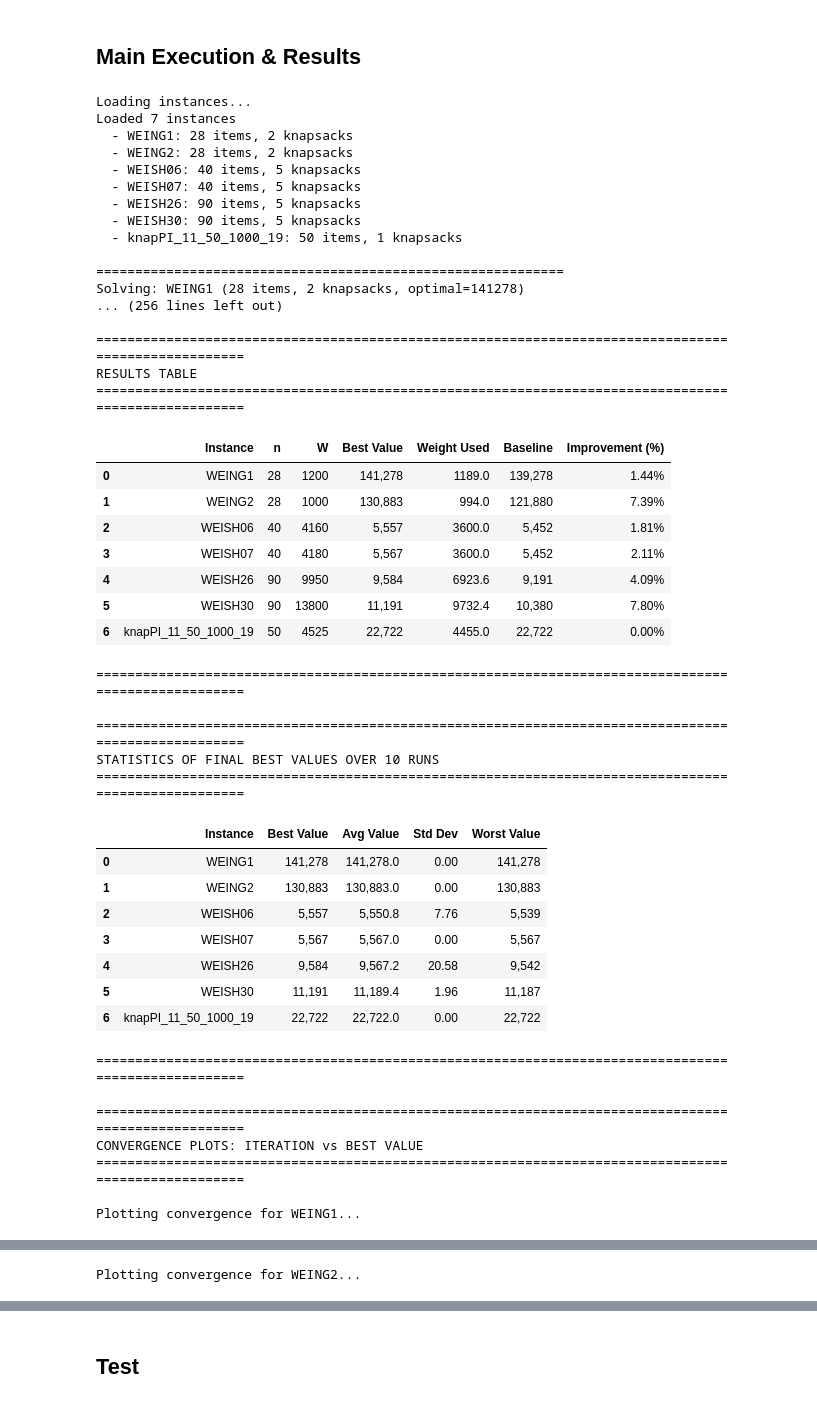
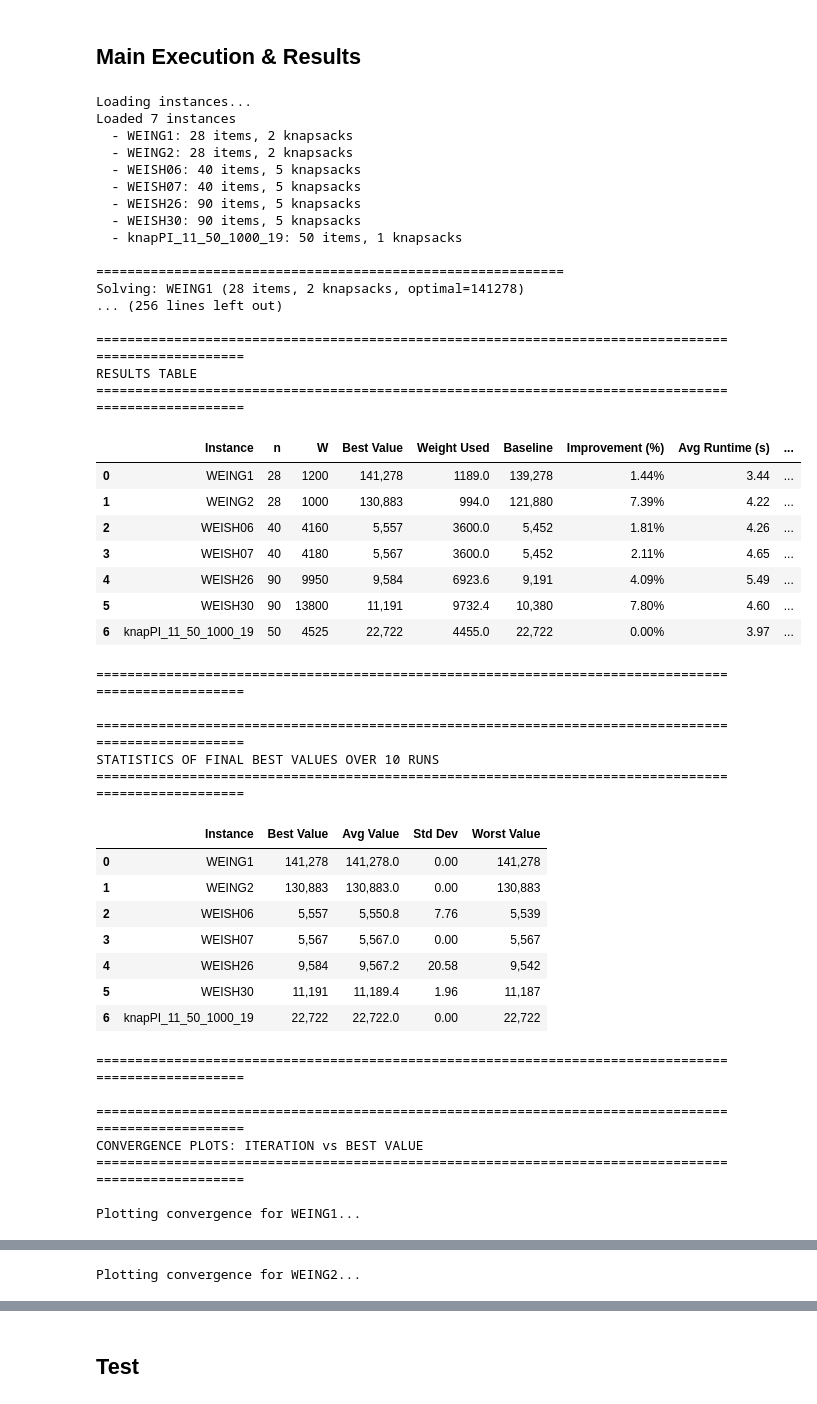
Before and after one commit to maxfinanger/ACIT4610-Exam-Group1, a Jupyter notebook: Problem-3/problem3.ipynb, the cells around one changed output, grey strips where cells are left out. Drawn from its saved outputs; the diff is of its cells as text; code cells hidden in the pictures.

```diff
--- a/Problem-3/problem3.ipynb
+++ b/Problem-3/problem3.ipynb
@@ -546,6 +546,8 @@ class BeesAlgorithmStandard:
             population = self._generate_initial_population()
             # Track total abandoned sites
             total_abandoned = 0
+            # Track average population fitness per iteration
+            population_avg_fitness = [] #TODO
 
             # ====================================================================
             # MAIN BA LOOP
@@ -558,6 +560,14 @@ class BeesAlgorithmStandard:
                 # STEP 1: Evaluate fitness and sort population (best first)
                 # ================================================================
                 fitness_values = np.array([self.evaluate_fitness(sol) for sol in population])
+                #TODO Calculate average fitness of population (only feasible solutions)
+                feasible_fitness = fitness_values[fitness_values > 0] # Only positive (feasible) values
+                if len(feasible_fitness) > 0:
+                    avg_fitness = np.mean(feasible_fitness)
+                else:
+                    avg_fitness = 0 # No feasible solutions yet
+                population_avg_fitness.append(avg_fitness)
+
                 sorted_idx = np.argsort(fitness_values)[::-1]
                 population = population[sorted_idx]
                 fitness_values = fitness_values[sorted_idx]
@@ -674,7 +684,9 @@ class BeesAlgorithmStandard:
                 'convergence_history': self.convergence_history,
                 'is_feasible': self.is_feasible(self.best_solution),
                 'final_neighborhood_size': self.current_neighborhood_size,
-                'sites_abandoned': total_abandoned
+                'sites_abandoned': total_abandoned,
+                'population_avg_fitness': population_avg_fitness
+
             }
 
             return self.best_solution, self.best_value, stats
@@ -749,7 +761,8 @@ class ExperimentRunner:
                 'final_weight': stats['final_weight'],
                 'baseline_value': baseline_value,
                 'baseline_weights': baseline_weights,
-                'improvement': improvement
+                'improvement': improvement,
+                'population_avg_fitness': stats['population_avg_fitness']
         })
         return run_results
 
@@ -843,6 +856,9 @@ class ExperimentRunner:
             runtimes = [r['time'] for r in runs]                  # Runtimes
             iters_to_best = [r['best_iteration'] for r in runs]  # Iterations to best
 
+            # TODO: Extract average population fitness (final value form each run)
+            avg_pop_fitness = [r['population_avg_fitness'][-1] for r in runs]  # Last iteration's avg
+
             # Baseline value (same for all runs)
             baseline_value = runs[0]['baseline_value']
 
@@ -859,6 +875,7 @@ class ExperimentRunner:
             # Secondary metrics
             avg_runtime = np.mean(runtimes)       # Average runtime (seconds)
             avg_iter_to_best = np.mean(iters_to_best)  # Average iteration where best found
+            avg_population_fitness = np.mean(avg_pop_fitness)  # TODO: Calculate this!
 
             # Weight calculation
             if inst.num_knapsacks == 1:
@@ -889,7 +906,8 @@ class ExperimentRunner:
 
                 # Secondary metrics (from task requirement)
                 'Avg Runtime (s)': avg_runtime,             # Average runtime
-                'Avg Iter to Best': avg_iter_to_best       # Average iteration to best
+                'Avg Iter to Best': avg_iter_to_best,      # Average iteration to best
+                'Avg Pop Fitness': avg_population_fitness #todo
             })
 
         # Return as pandas DataFrame
@@ -926,8 +944,8 @@ ba_params = {
     'num_scout_bees': 150,
     'num_selected_sites': 30,
     'num_elite_sites': 15,
-    'num_bees_elite': 80,
-    'num_bees_selected': 40,
+    'num_bees_elite': 80, #80
+    'num_bees_selected': 40,#40
     'max_iterations': 150,
     'initial_neighborhood_size': 15,
     'shrinking_factor': 0.8,
@@ -949,7 +967,11 @@ task_required_columns = [
     'Best Value',         # best value found
     'Weight Used',        # weight used
     'Baseline',           # baseline (greedy) value
-    'Improvement (%)'     # improvement over baseline
+    'Improvement (%)',     # improvement over baseline
+    'Avg Runtime (s)',    # NEW: Add this
+    'Avg Iter to Best',   # NEW: Add this
+    'Avg Pop Fitness'     # NEW: Add this
+
 ]
 
 task_table = summary_df[task_required_columns].copy()
@@ -959,6 +981,9 @@ task_table['Best Value'] = task_table['Best Value'].astype(int)
 task_table['Weight Used'] = task_table['Weight Used'].round(1)
 task_table['Baseline'] = task_table['Baseline'].astype(int)
 task_table['Improvement (%)'] = task_table['Improvement (%)'].round(2)
+task_table['Avg Runtime (s)'] = task_table['Avg Runtime (s)'].round(2)  # todo
+task_table['Avg Iter to Best'] = task_table['Avg Iter to Best'].round(1)  # todo
+task_table['Avg Pop Fitness'] = task_table['Avg Pop Fitness'].round(1)  # todo
 
 print("\n" + "="*100)
 print("RESULTS TABLE")
@@ -969,7 +994,10 @@ styled_table = task_table.style\
         'Best Value': '{:,}',
         'Weight Used': '{:.1f}',
         'Baseline': '{:,}',
-        'Improvement (%)': '{:.2f}%'
+        'Improvement (%)': '{:.2f}%',
+        'Avg Runtime (s)': '{:.2f}',        # todo
+        'Avg Iter to Best': '{:.1f}',       # todo
+        'Avg Pop Fitness': '{:,.1f}'        #todo
     })\
     .set_properties(**{
         'text-align': 'right',
@@ -1039,41 +1067,41 @@ print("="*100)
 # 3. CONVERGENCE PLOTS (Task Requirement)
 # ============================================================================
 print("\n" + "="*100)
 print("CONVERGENCE PLOTS: ITERATION vs BEST VALUE")
 print("="*100)
 
 for instance in all_instances:
     print(f"\nPlotting convergence for {instance.name}...")
     runner.plot_convergence(instance.name)
 
 print("\n✓ All convergence plots generated successfully")
 print("="*100)
 # %% [output]
 Loading instances...
 Loaded 7 instances
   - WEING1: 28 items, 2 knapsacks
   - WEING2: 28 items, 2 knapsacks
   - WEISH06: 40 items, 5 knapsacks
   - WEISH07: 40 items, 5 knapsacks
   - WEISH26: 90 items, 5 knapsacks
   - WEISH30: 90 items, 5 knapsacks
   - knapPI_11_50_1000_19: 50 items, 1 knapsacks
 
 ============================================================
 Solving: WEING1 (28 items, 2 knapsacks, optimal=141278)
 ... (256 lines left out)
 
 ====================================================================================================
 RESULTS TABLE
 ====================================================================================================
-|  | Instance | n | W | Best Value | Weight Used | Baseline | Improvement (%) |
-| 0 | WEING1 | 28 | 1200 | 141,278 | 1189.0 | 139,278 | 1.44% |
-| 1 | WEING2 | 28 | 1000 | 130,883 | 994.0 | 121,880 | 7.39% |
-| 2 | WEISH06 | 40 | 4160 | 5,557 | 3600.0 | 5,452 | 1.81% |
-| 3 | WEISH07 | 40 | 4180 | 5,567 | 3600.0 | 5,452 | 2.11% |
-| 4 | WEISH26 | 90 | 9950 | 9,584 | 6923.6 | 9,191 | 4.09% |
-| 5 | WEISH30 | 90 | 13800 | 11,191 | 9732.4 | 10,380 | 7.80% |
-| 6 | knapPI_11_50_1000_19 | 50 | 4525 | 22,722 | 4455.0 | 22,722 | 0.00% |
+|  | Instance | n | W | Best Value | Weight Used | Baseline | Improvement (%) | Avg Runtime (s) | ... |
+| 0 | WEING1 | 28 | 1200 | 141,278 | 1189.0 | 139,278 | 1.44% | 3.44 | ... |
+| 1 | WEING2 | 28 | 1000 | 130,883 | 994.0 | 121,880 | 7.39% | 4.22 | ... |
+| 2 | WEISH06 | 40 | 4160 | 5,557 | 3600.0 | 5,452 | 1.81% | 4.26 | ... |
+| 3 | WEISH07 | 40 | 4180 | 5,567 | 3600.0 | 5,452 | 2.11% | 4.65 | ... |
+| 4 | WEISH26 | 90 | 9950 | 9,584 | 6923.6 | 9,191 | 4.09% | 5.49 | ... |
+| 5 | WEISH30 | 90 | 13800 | 11,191 | 9732.4 | 10,380 | 7.80% | 4.60 | ... |
+| 6 | knapPI_11_50_1000_19 | 50 | 4525 | 22,722 | 4455.0 | 22,722 | 0.00% | 3.97 | ... |
 ====================================================================================================
 
 ====================================================================================================
```
Also changed, not shown: parts of 1 cell of this notebook.
